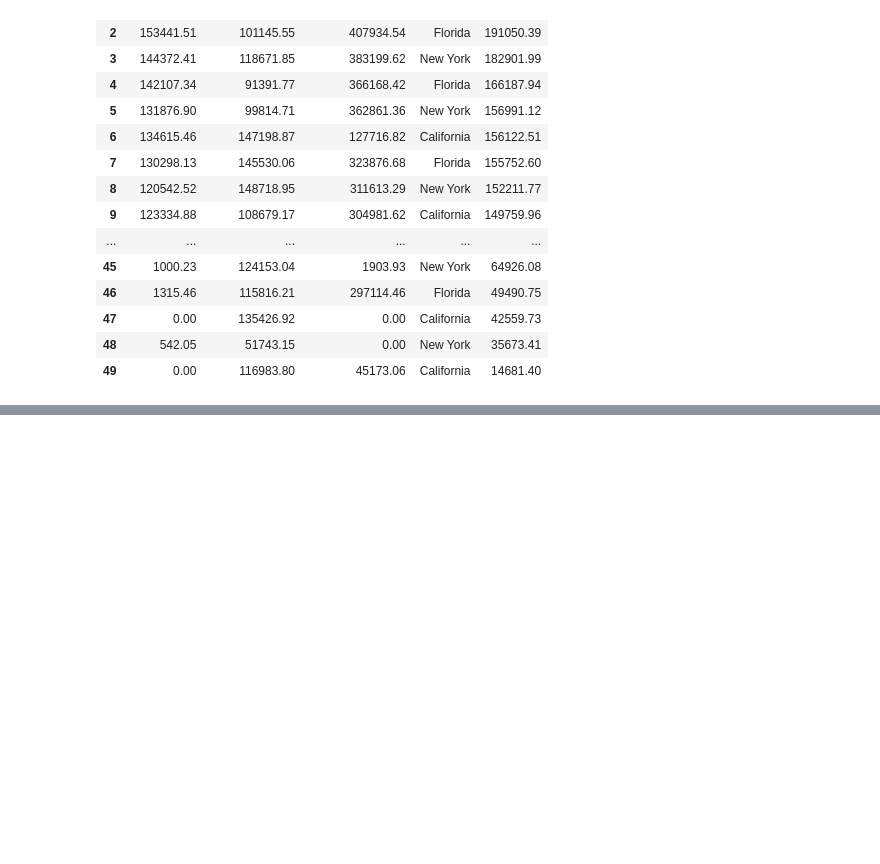
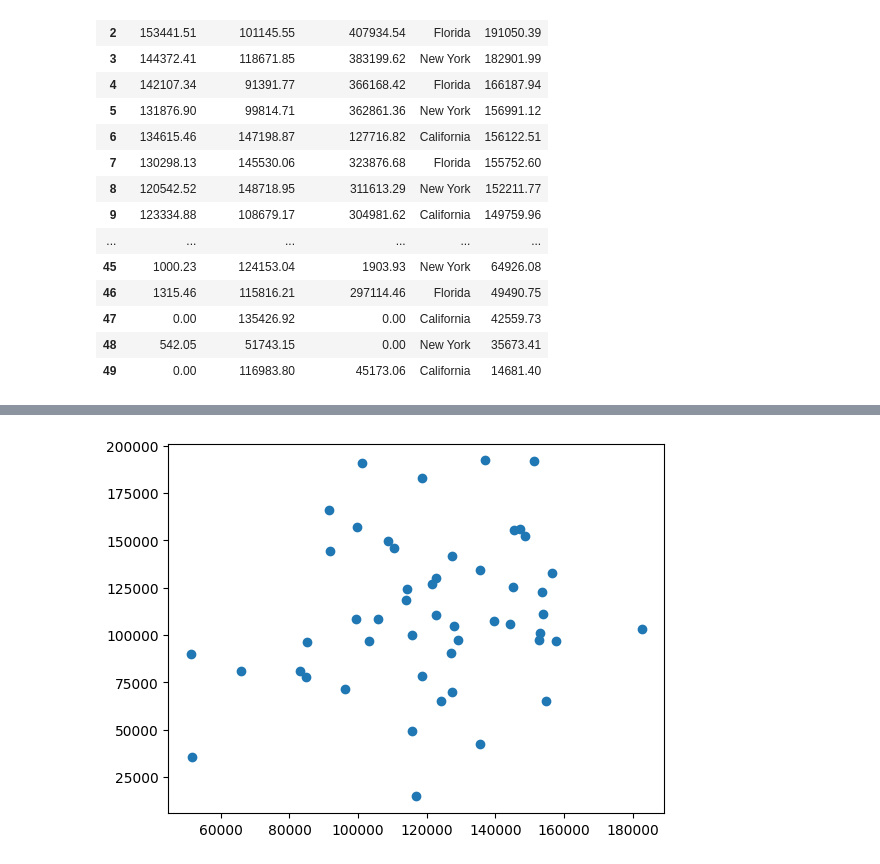
Before and after one commit to JPIPPEN89/Multiple_LinReg, a Jupyter notebook: Multiple_LinearReg.ipynb, the cells around one changed output, grey strips where cells are left out. Cells and saved outputs as stored; diff of their text form; code cells hidden in the pictures; blank space fills up the shorter version.

```diff
--- a/Multiple_LinearReg.ipynb
+++ b/Multiple_LinearReg.ipynb
@@ -25,0 +65,5 @@ profit_data
+# %%
+plt.scatter(corr['Administration'], corr['Profit'])
+plt.show()
+# %% [output]
+[figure, added]
```
Also changed, not shown: parts of 8 cells of this notebook.
